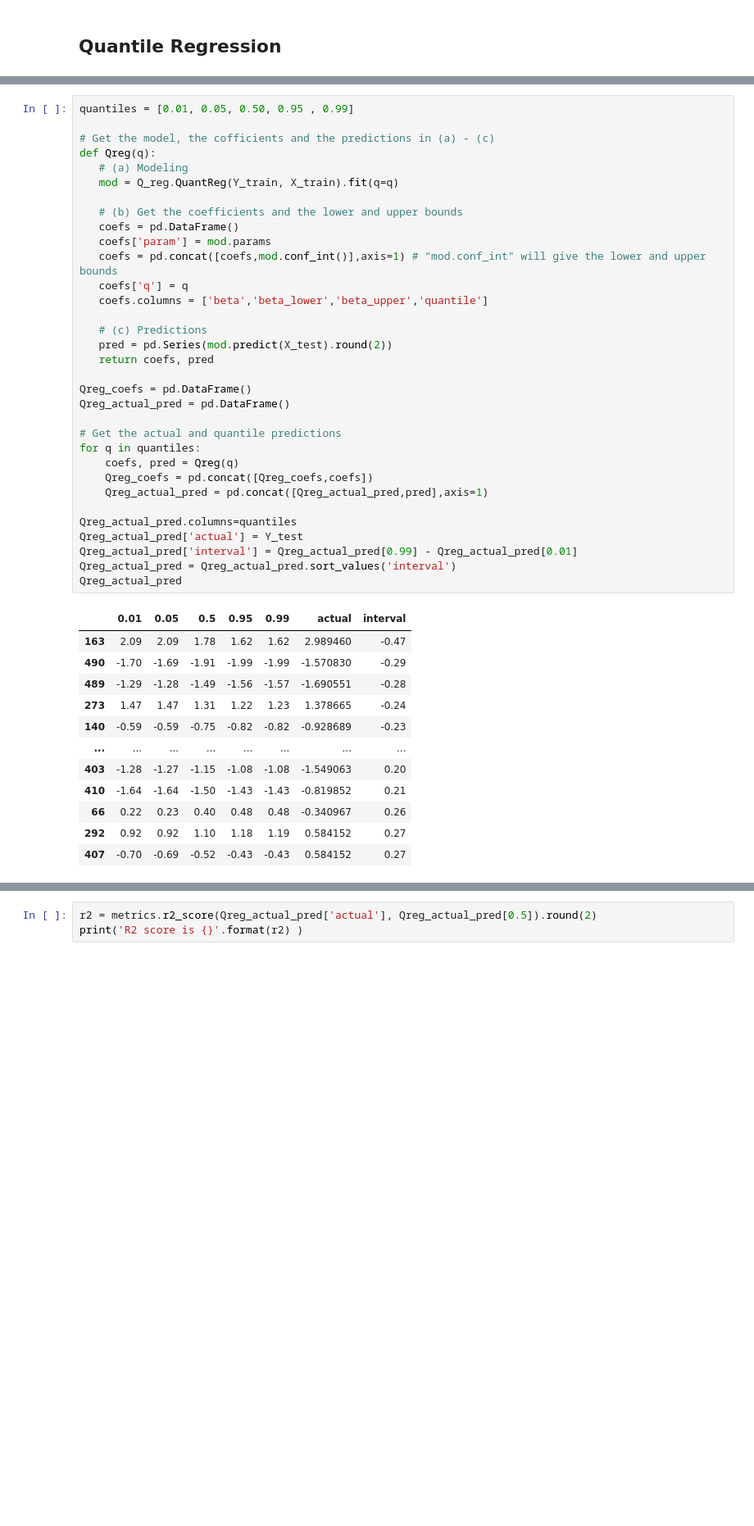
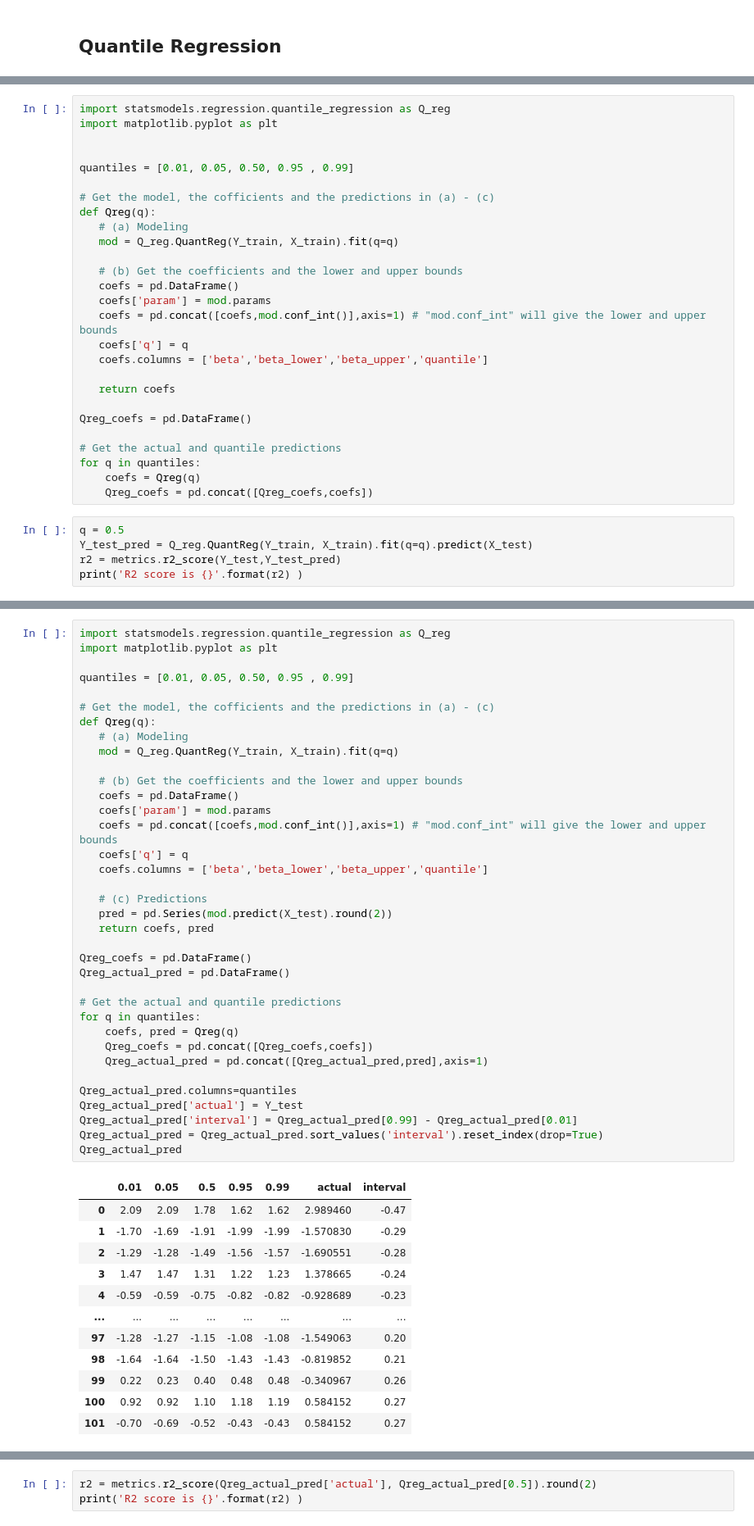
Before and after one commit to dataman-git/codes_for_articles, a Jupyter notebook: From Quantile Regression to Quantile Random Forests.ipynb, the cells around one changed output, grey strips where cells are left out. Shown at 82% size. Saved outputs shown, nothing was run; the diff lists cells and outputs as text; blank space fills up the shorter version.

```diff
--- a/From Quantile Regression to Quantile Random Forests.ipynb
+++ b/From Quantile Regression to Quantile Random Forests.ipynb
@@ -88,0 +82,32 @@ import matplotlib.pyplot as plt
+# %%
+import statsmodels.regression.quantile_regression as Q_reg
+import matplotlib.pyplot as plt
+
+
+quantiles = [0.01, 0.05, 0.50, 0.95 , 0.99]
+
+# Get the model, the cofficients and the predictions in (a) - (c)
+def Qreg(q):
+   # (a) Modeling
+   mod = Q_reg.QuantReg(Y_train, X_train).fit(q=q)
+
+   # (b) Get the coefficients and the lower and upper bounds
+   coefs = pd.DataFrame()
+   coefs['param'] = mod.params
+   coefs = pd.concat([coefs,mod.conf_int()],axis=1) # "mod.conf_int" will give the lower and upper bounds
+   coefs['q'] = q
+   coefs.columns = ['beta','beta_lower','beta_upper','quantile']
+
+   return coefs
+
+Qreg_coefs = pd.DataFrame()
+
+# Get the actual and quantile predictions
+for q in quantiles:
+    coefs = Qreg(q)
+    Qreg_coefs = pd.concat([Qreg_coefs,coefs])
+# %%
+q = 0.5
+Y_test_pred = Q_reg.QuantReg(Y_train, X_train).fit(q=q).predict(X_test)
+r2 = metrics.r2_score(Y_test,Y_test_pred)
+print('R2 score is {}'.format(r2) )
@@ -89,49 +116,52 @@ import matplotlib.pyplot as plt
 # %%
+import statsmodels.regression.quantile_regression as Q_reg
+import matplotlib.pyplot as plt
+
 quantiles = [0.01, 0.05, 0.50, 0.95 , 0.99]
 
 # Get the model, the cofficients and the predictions in (a) - (c)
 def Qreg(q):
    # (a) Modeling
    mod = Q_reg.QuantReg(Y_train, X_train).fit(q=q)
 
    # (b) Get the coefficients and the lower and upper bounds
    coefs = pd.DataFrame()
    coefs['param'] = mod.params
    coefs = pd.concat([coefs,mod.conf_int()],axis=1) # "mod.conf_int" will give the lower and upper bounds
    coefs['q'] = q
    coefs.columns = ['beta','beta_lower','beta_upper','quantile']
 
    # (c) Predictions
    pred = pd.Series(mod.predict(X_test).round(2))
    return coefs, pred
 
 Qreg_coefs = pd.DataFrame()
 Qreg_actual_pred = pd.DataFrame()
 
 # Get the actual and quantile predictions
 for q in quantiles:
     coefs, pred = Qreg(q)
     Qreg_coefs = pd.concat([Qreg_coefs,coefs])
     Qreg_actual_pred = pd.concat([Qreg_actual_pred,pred],axis=1)
 
 Qreg_actual_pred.columns=quantiles
 Qreg_actual_pred['actual'] = Y_test
 Qreg_actual_pred['interval'] = Qreg_actual_pred[0.99] - Qreg_actual_pred[0.01]
-Qreg_actual_pred = Qreg_actual_pred.sort_values('interval')
+Qreg_actual_pred = Qreg_actual_pred.sort_values('interval').reset_index(drop=True)
 Qreg_actual_pred
 # %% [output]
 |  | 0.01 | 0.05 | 0.5 | 0.95 | 0.99 | actual | interval |
-| 163 | 2.09 | 2.09 | 1.78 | 1.62 | 1.62 | 2.989460 | -0.47 |
-| 490 | -1.70 | -1.69 | -1.91 | -1.99 | -1.99 | -1.570830 | -0.29 |
-| 489 | -1.29 | -1.28 | -1.49 | -1.56 | -1.57 | -1.690551 | -0.28 |
-| 273 | 1.47 | 1.47 | 1.31 | 1.22 | 1.23 | 1.378665 | -0.24 |
-| 140 | -0.59 | -0.59 | -0.75 | -0.82 | -0.82 | -0.928689 | -0.23 |
+| 0 | 2.09 | 2.09 | 1.78 | 1.62 | 1.62 | 2.989460 | -0.47 |
+| 1 | -1.70 | -1.69 | -1.91 | -1.99 | -1.99 | -1.570830 | -0.29 |
+| 2 | -1.29 | -1.28 | -1.49 | -1.56 | -1.57 | -1.690551 | -0.28 |
+| 3 | 1.47 | 1.47 | 1.31 | 1.22 | 1.23 | 1.378665 | -0.24 |
+| 4 | -0.59 | -0.59 | -0.75 | -0.82 | -0.82 | -0.928689 | -0.23 |
 | ... | ... | ... | ... | ... | ... | ... | ... |
-| 403 | -1.28 | -1.27 | -1.15 | -1.08 | -1.08 | -1.549063 | 0.20 |
-| 410 | -1.64 | -1.64 | -1.50 | -1.43 | -1.43 | -0.819852 | 0.21 |
-| 66 | 0.22 | 0.23 | 0.40 | 0.48 | 0.48 | -0.340967 | 0.26 |
-| 292 | 0.92 | 0.92 | 1.10 | 1.18 | 1.19 | 0.584152 | 0.27 |
-| 407 | -0.70 | -0.69 | -0.52 | -0.43 | -0.43 | 0.584152 | 0.27 |
+| 97 | -1.28 | -1.27 | -1.15 | -1.08 | -1.08 | -1.549063 | 0.20 |
+| 98 | -1.64 | -1.64 | -1.50 | -1.43 | -1.43 | -0.819852 | 0.21 |
+| 99 | 0.22 | 0.23 | 0.40 | 0.48 | 0.48 | -0.340967 | 0.26 |
+| 100 | 0.92 | 0.92 | 1.10 | 1.18 | 1.19 | 0.584152 | 0.27 |
+| 101 | -0.70 | -0.69 | -0.52 | -0.43 | -0.43 | 0.584152 | 0.27 |
 102 rows × 7 columns
 # %%
 r2 = metrics.r2_score(Qreg_actual_pred['actual'], Qreg_actual_pred[0.5]).round(2)
```
Also changed, not shown: parts of 14 cells of this notebook.
